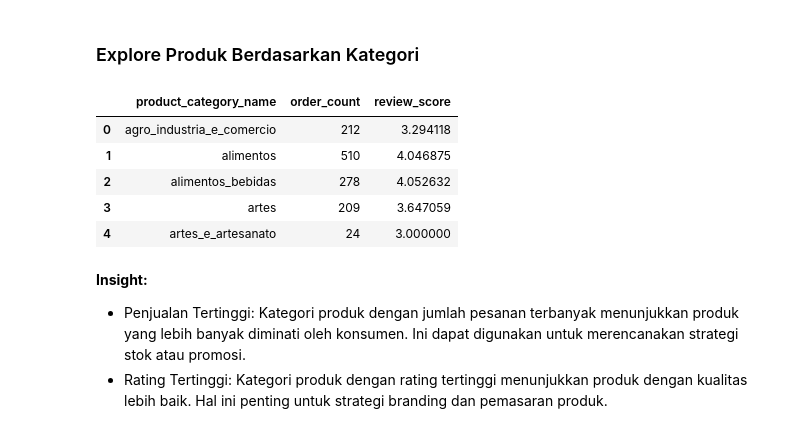
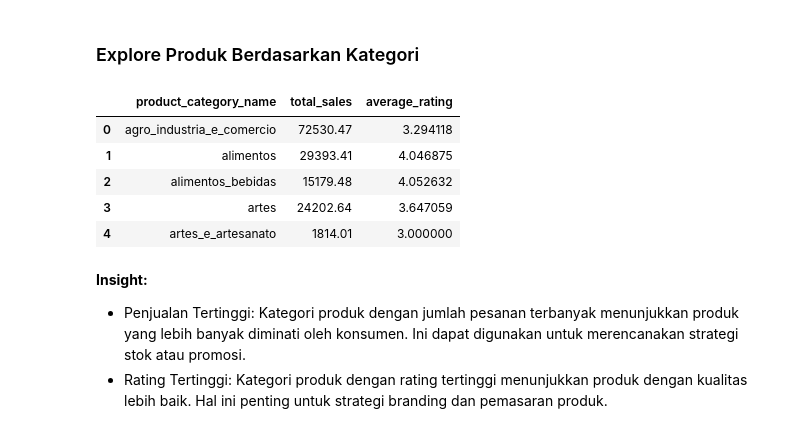
Before and after one commit to ahmdzzzki/proyek-analisis-data, a Jupyter notebook: Proyek_Analisis_Data.ipynb, the cells around one changed output. Cells and saved outputs as stored; diff of their text form; code cells hidden in the pictures.

```diff
--- a/Proyek_Analisis_Data.ipynb
+++ b/Proyek_Analisis_Data.ipynb
@@ -97,18 +79,2 @@ sellers_df.head()
 # %% [markdown]
 ### Cleaning Data
-# %%
-products_df = products_df.dropna(subset=['product_category_name'])
-
-products_df['product_weight_g'] = products_df['product_weight_g'].fillna(products_df['product_weight_g'].mean())
-products_df['product_length_cm'] = products_df['product_length_cm'].fillna(products_df['product_length_cm'].mean())
-products_df['product_height_cm'] = products_df['product_height_cm'].fillna(products_df['product_height_cm'].mean())
-products_df['product_width_cm'] = products_df['product_width_cm'].fillna(products_df['product_width_cm'].mean())
-
-orders_df['order_approved_at'] = orders_df['order_approved_at'].fillna(orders_df['order_purchase_timestamp'])
-orders_df['order_delivered_carrier_date'] = orders_df['order_delivered_carrier_date'].fillna(orders_df['order_estimated_delivery_date'])
-orders_df['order_delivered_customer_date'] = orders_df['order_delivered_customer_date'].fillna(orders_df['order_estimated_delivery_date'])
-
-order_reviews_df = order_reviews_df.dropna(subset=['review_comment_title', 'review_comment_message'])
-
-orders_df['order_purchase_timestamp'] = pd.to_datetime(orders_df['order_purchase_timestamp'])
-orders_df['order_delivered_customer_date'] = pd.to_datetime(orders_df['order_delivered_customer_date'])
@@ -144,35 +146,24 @@ dtype: int64
 ## Exploratory Data Analysis (EDA)
 # %% [markdown]
 ### Explore Produk Berdasarkan Kategori
-# %%
-# Menggabungkan orders_df dengan order_items_df untuk mendapatkan product_id
-order_details = orders_df.merge(order_items_df, on='order_id')
-
-# Sekarang menggabungkan dengan products_df untuk mendapatkan informasi produk
-order_details_with_products = order_details.merge(products_df, on='product_id')
-
-# Menggabungkan review dengan produk berdasarkan product_id
-order_reviews_with_product = order_reviews_df.merge(order_items_df, on="order_id")
-order_reviews_with_product = order_reviews_with_product.merge(products_df, on="product_id")
-
-# Menghitung jumlah pesanan per kategori produk
-category_sales = order_details_with_products.groupby('product_category_name')['order_id'].count().reset_index()
-category_sales = category_sales.rename(columns={"order_id": "order_count"})
-
-# Menghitung rata-rata rating per kategori produk
-category_reviews = order_reviews_with_product.groupby('product_category_name')['review_score'].mean().reset_index()
-
-# Menggabungkan jumlah pesanan dan rata-rata rating
-category_performance = pd.merge(category_sales, category_reviews, on="product_category_name")
-
-category_performance.head()
-# %% [output]
-|  | product_category_name | order_count | review_score |
-| 0 | agro_industria_e_comercio | 212 | 3.294118 |
-| 1 | alimentos | 510 | 4.046875 |
-| 2 | alimentos_bebidas | 278 | 4.052632 |
-| 3 | artes | 209 | 3.647059 |
-| 4 | artes_e_artesanato | 24 | 3.000000 |
+# %%
+merged_df = order_items_df.merge(orders_df, on='order_id')
+merged_df = merged_df.merge(order_reviews_df[['order_id', 'review_score']], on='order_id', how='left')
+merged_df = merged_df.merge(products_df[['product_id', 'product_category_name']], on='product_id', how='left')
+
+category_performance = merged_df.groupby('product_category_name').agg(
+    total_sales=('price', 'sum'),
+    average_rating=('review_score', 'mean')
+).reset_index()
+
+category_performance.head()
+# %% [output]
+|  | product_category_name | total_sales | average_rating |
+| 0 | agro_industria_e_comercio | 72530.47 | 3.294118 |
+| 1 | alimentos | 29393.41 | 4.046875 |
+| 2 | alimentos_bebidas | 15179.48 | 4.052632 |
+| 3 | artes | 24202.64 | 3.647059 |
+| 4 | artes_e_artesanato | 1814.01 | 3.000000 |
 # %% [markdown]
 **Insight:**
 - Penjualan Tertinggi: Kategori produk dengan jumlah pesanan terbanyak menunjukkan produk yang lebih banyak diminati oleh konsumen. Ini dapat digunakan untuk merencanakan strategi stok atau promosi.
```
Also changed, not shown: parts of 26 cells of this notebook, 9 other files.
